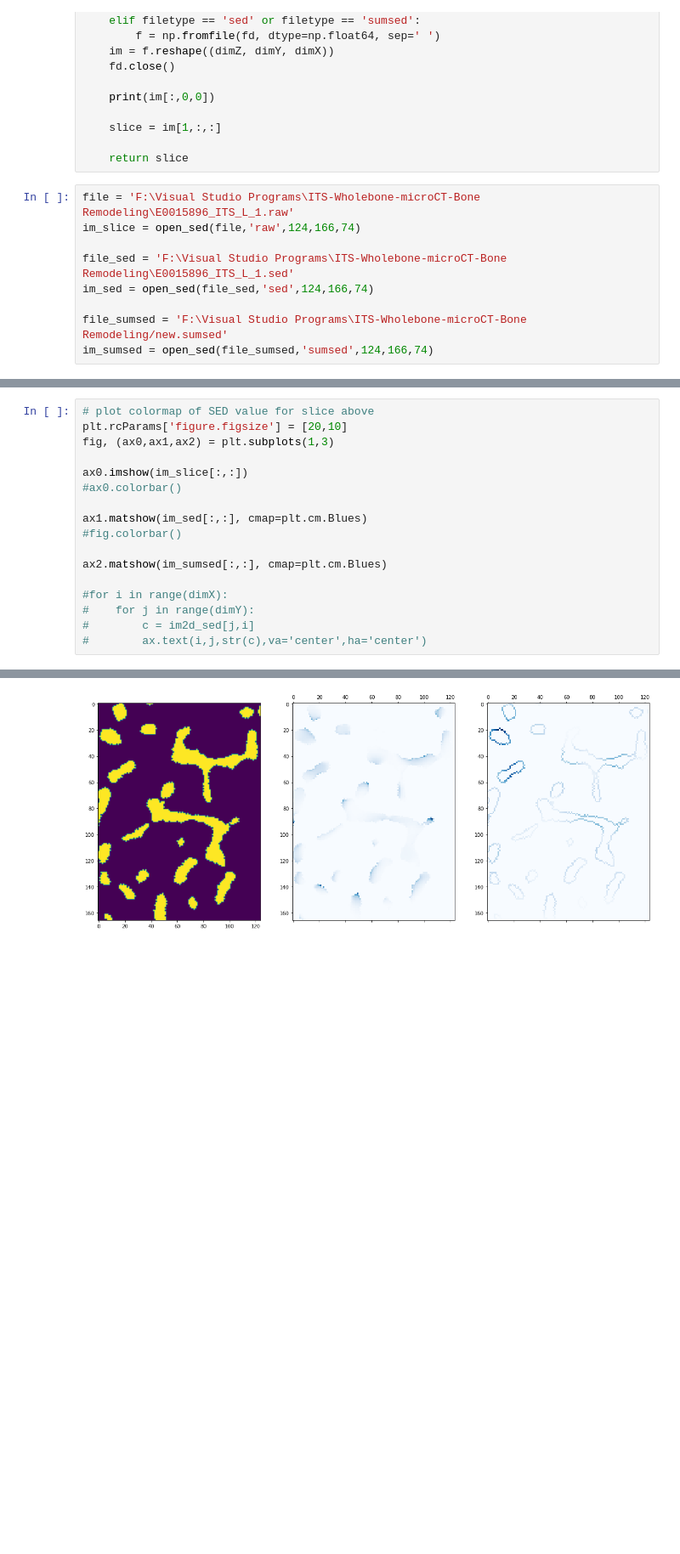
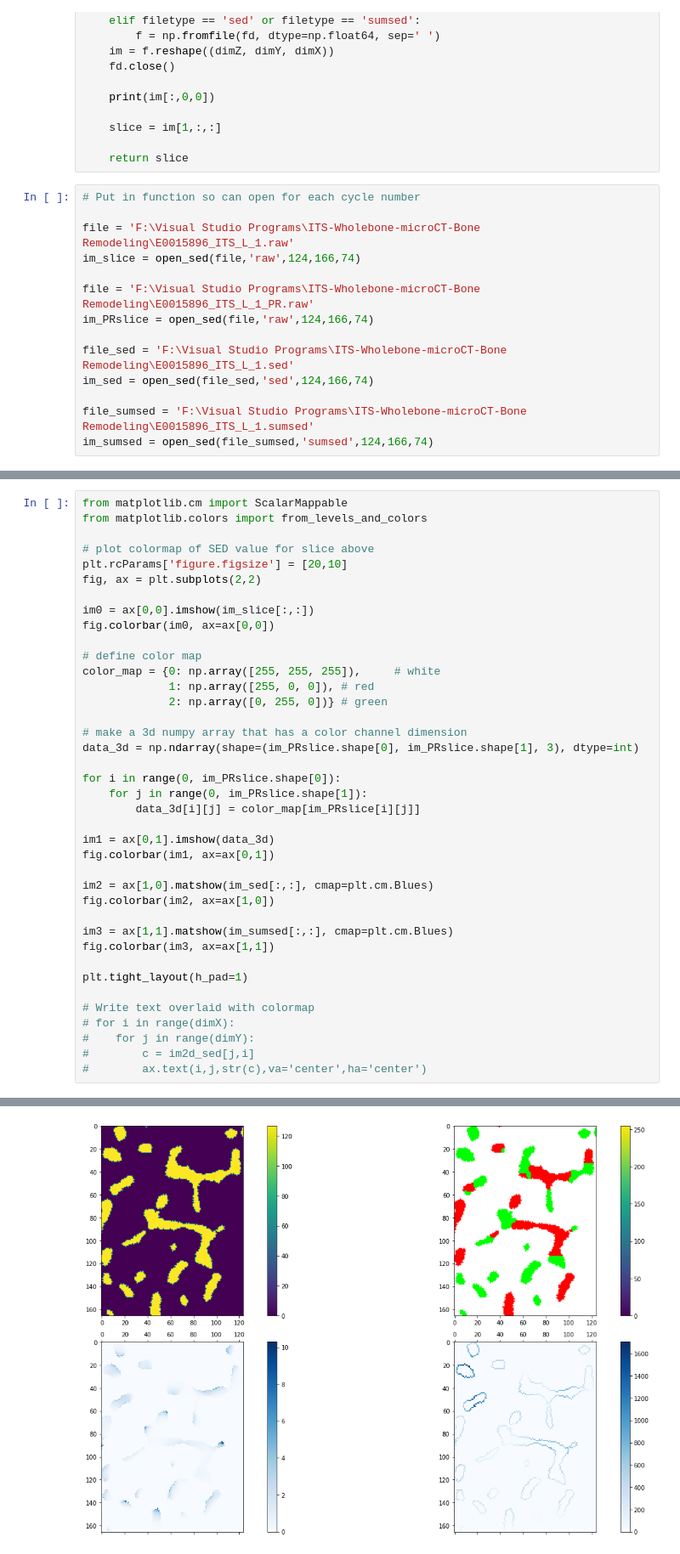
Before and after one commit to atdinescu/py_scripts, a Jupyter notebook: bone_remodeling_results.ipynb, the cells around one changed output, grey strips where cells are left out. Shown: that part at 85% size. Saved outputs shown, nothing was run; the diff lists cells and outputs as text; blank space fills up the shorter version.

Commit message:
Subplot PR slice in red and green

```diff
--- a/bone_remodeling_results.ipynb
+++ b/bone_remodeling_results.ipynb
@@ -17,13 +18,18 @@ def open_sed(filename, filetype, dimX, dimY, dimZ):
 
     return slice
 # %%
+# Put in function so can open for each cycle number
+
 file = 'F:\Visual Studio Programs\ITS-Wholebone-microCT-Bone Remodeling\E0015896_ITS_L_1.raw'
 im_slice = open_sed(file,'raw',124,166,74)
+
+file = 'F:\Visual Studio Programs\ITS-Wholebone-microCT-Bone Remodeling\E0015896_ITS_L_1_PR.raw'
+im_PRslice = open_sed(file,'raw',124,166,74)
 
 file_sed = 'F:\Visual Studio Programs\ITS-Wholebone-microCT-Bone Remodeling\E0015896_ITS_L_1.sed'
 im_sed = open_sed(file_sed,'sed',124,166,74)
 
-file_sumsed = 'F:\Visual Studio Programs\ITS-Wholebone-microCT-Bone Remodeling/new.sumsed'
+file_sumsed = 'F:\Visual Studio Programs\ITS-Wholebone-microCT-Bone Remodeling\E0015896_ITS_L_1.sumsed'
 im_sumsed = open_sed(file_sumsed,'sumsed',124,166,74)
 # %% [output]
 [  0   0   0   0   0   0   0   0   0   0   0   0   0   0   0   0   0   0
@@ -44,19 +50,41 @@ im_sumsed = open_sed(file_sumsed,'sumsed',124,166,74)
    0.         0.       162.779434 149.556488 137.614639 125.756348
    0.         0.      ]
 # %%
+from matplotlib.cm import ScalarMappable
+from matplotlib.colors import from_levels_and_colors
+
 # plot colormap of SED value for slice above
 plt.rcParams['figure.figsize'] = [20,10]
-fig, (ax0,ax1,ax2) = plt.subplots(1,3)
+fig, ax = plt.subplots(2,2)
 
-ax0.imshow(im_slice[:,:])
-#ax0.colorbar()
+im0 = ax[0,0].imshow(im_slice[:,:])
+fig.colorbar(im0, ax=ax[0,0])
 
-ax1.matshow(im_sed[:,:], cmap=plt.cm.Blues)
-#fig.colorbar()
+# define color map
+color_map = {0: np.array([255, 255, 255]),     # white
+             1: np.array([255, 0, 0]), # red
+             2: np.array([0, 255, 0])} # green
 
-ax2.matshow(im_sumsed[:,:], cmap=plt.cm.Blues)
+# make a 3d numpy array that has a color channel dimension
+data_3d = np.ndarray(shape=(im_PRslice.shape[0], im_PRslice.shape[1], 3), dtype=int)
 
-#for i in range(dimX):
+for i in range(0, im_PRslice.shape[0]):
+    for j in range(0, im_PRslice.shape[1]):
+        data_3d[i][j] = color_map[im_PRslice[i][j]]
+
+im1 = ax[0,1].imshow(data_3d)
+fig.colorbar(im1, ax=ax[0,1])
+
+im2 = ax[1,0].matshow(im_sed[:,:], cmap=plt.cm.Blues)
+fig.colorbar(im2, ax=ax[1,0])
+
+im3 = ax[1,1].matshow(im_sumsed[:,:], cmap=plt.cm.Blues)
+fig.colorbar(im3, ax=ax[1,1])
+
+plt.tight_layout(h_pad=1)
+
+# Write text overlaid with colormap
+# for i in range(dimX):
 #    for j in range(dimY):
 #        c = im2d_sed[j,i]
 #        ax.text(i,j,str(c),va='center',ha='center')
@@ -65,3 +92,3 @@ ax2.matshow(im_sumsed[:,:], cmap=plt.cm.Blues)
-[figure, old version]
+[figure, new version]
 # %%
 plt.hist(im_sed[im_sed>0])
```
Also changed, not shown: parts of 5 cells of this notebook.
